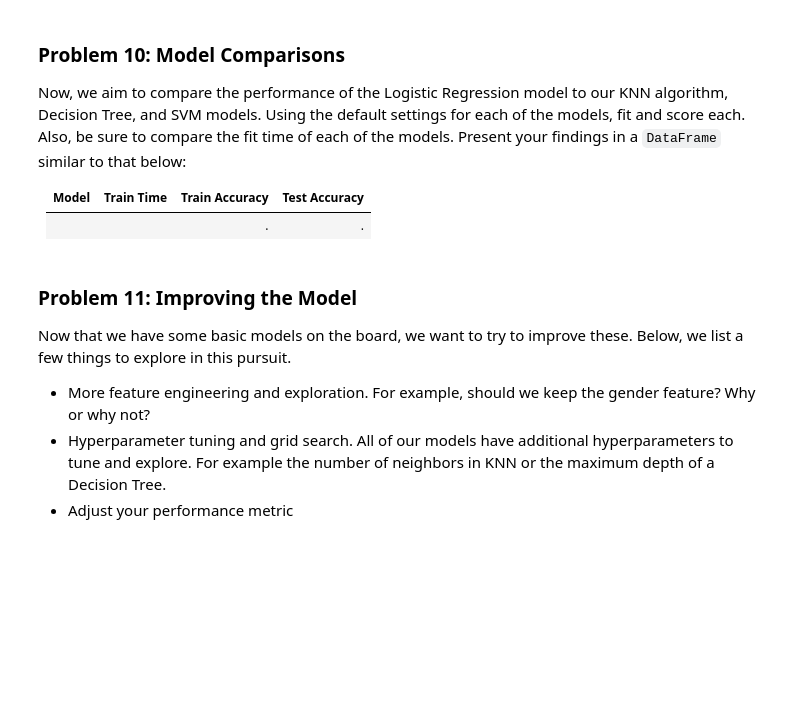
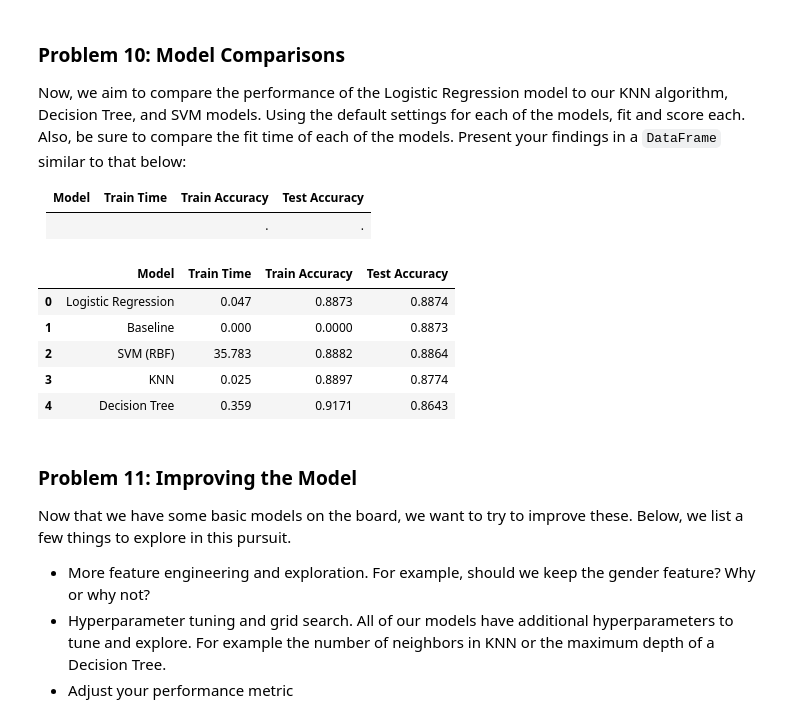
Before and after one commit to lobral2728/Assignment_17.1, a Jupyter notebook: prompt_III.ipynb, the cells around one changed output. Drawn from its saved outputs; the diff is of its cells as text; code cells hidden in the pictures; blank space fills up the shorter version.

```diff
--- a/prompt_III.ipynb
+++ b/prompt_III.ipynb
@@ -277,3 +322,5 @@ Before we build our first model, we want to establish a baseline.  What is the b
 ### Problem 8: A Simple Model
 
 Use Logistic Regression to build a basic model on your data.
+# %%
+clf.fit(X_train, y_train)
@@ -289,5 +358,78 @@ Now, we aim to compare the performance of the Logistic Regression model to our K
 | Model | Train Time | Train Accuracy | Test Accuracy |
 | ----- | ---------- | -------------  | -----------   |
 |     |    |.     |.     |
+# %%
+# bank_features = ['age', 'job', 'marital', 'education', 'default', 'housing', 'loan']
+# X = df[bank_features].copy()
+# y = df['y'].map({'no': 0, 'yes': 1}).astype('int8')
+
+# X_train, X_test, y_train, y_test = train_test_split(
+#     X, y, test_size=0.2, stratify=y, random_state=42
+# )
+
+# numeric_features = ['age']
+# categorical_features = ['job', 'marital', 'education', 'default', 'housing', 'loan']
+
+preprocess = ColumnTransformer(
+    transformers=[
+        ('num', StandardScaler(), numeric_features),
+        ('cat', OneHotEncoder(), categorical_features), # handle_unknown='ignore', sparse_output=False
+    ]
+)
+# %%
+models = {
+    'Logistic Regression': LogisticRegression(),      # default settings
+    'KNN': KNeighborsClassifier(),                    # default settings
+    'Decision Tree': DecisionTreeClassifier(),        # default settings
+    'SVM (RBF)': SVC(),                               # default settings
+}
+
+results = []
+
+results.append({
+        'Model': "Baseline",
+        'Train Time': 0,
+        'Train Accuracy': 0,
+        'Test Accuracy': y_train.value_counts(normalize=True).max()
+    })
+
+for name, model in models.items():
+    pipe = Pipeline(steps=[('preprocess', preprocess), ('model', model)])
+    t0 = perf_counter()
+    pipe.fit(X_train, y_train)
+    train_time = perf_counter() - t0
+
+    train_acc = pipe.score(X_train, y_train)
+    test_acc  = pipe.score(X_test, y_test)
+
+    results.append({
+        'Model': name,
+        'Train Time': train_time,
+        'Train Accuracy': train_acc,
+        'Test Accuracy': test_acc,
+    })
+
+df_results = pd.DataFrame(results)
+
+# Clean formatting and column order
+df_results = (df_results
+              .assign(**{
+                  'Train Time': df_results['Train Time'].round(3),
+                  'Train Accuracy': df_results['Train Accuracy'].round(4),
+                  'Test Accuracy': df_results['Test Accuracy'].round(4)
+              })
+              .loc[:, ['Model', 'Train Time', 'Train Accuracy', 'Test Accuracy']]
+)
+
+df_results.sort_values('Test Accuracy', ascending=False, inplace=True)
+df_results.reset_index(drop=True, inplace=True)
+df_results
+# %% [output]
+|  | Model | Train Time | Train Accuracy | Test Accuracy |
+| 0 | Logistic Regression | 0.047 | 0.8873 | 0.8874 |
+| 1 | Baseline | 0.000 | 0.0000 | 0.8873 |
+| 2 | SVM (RBF) | 35.783 | 0.8882 | 0.8864 |
+| 3 | KNN | 0.025 | 0.8897 | 0.8774 |
+| 4 | Decision Tree | 0.359 | 0.9171 | 0.8643 |
 # %% [markdown]
 ### Problem 11: Improving the Model
```
Also changed, not shown: parts of 28 cells of this notebook, 1 other file.
